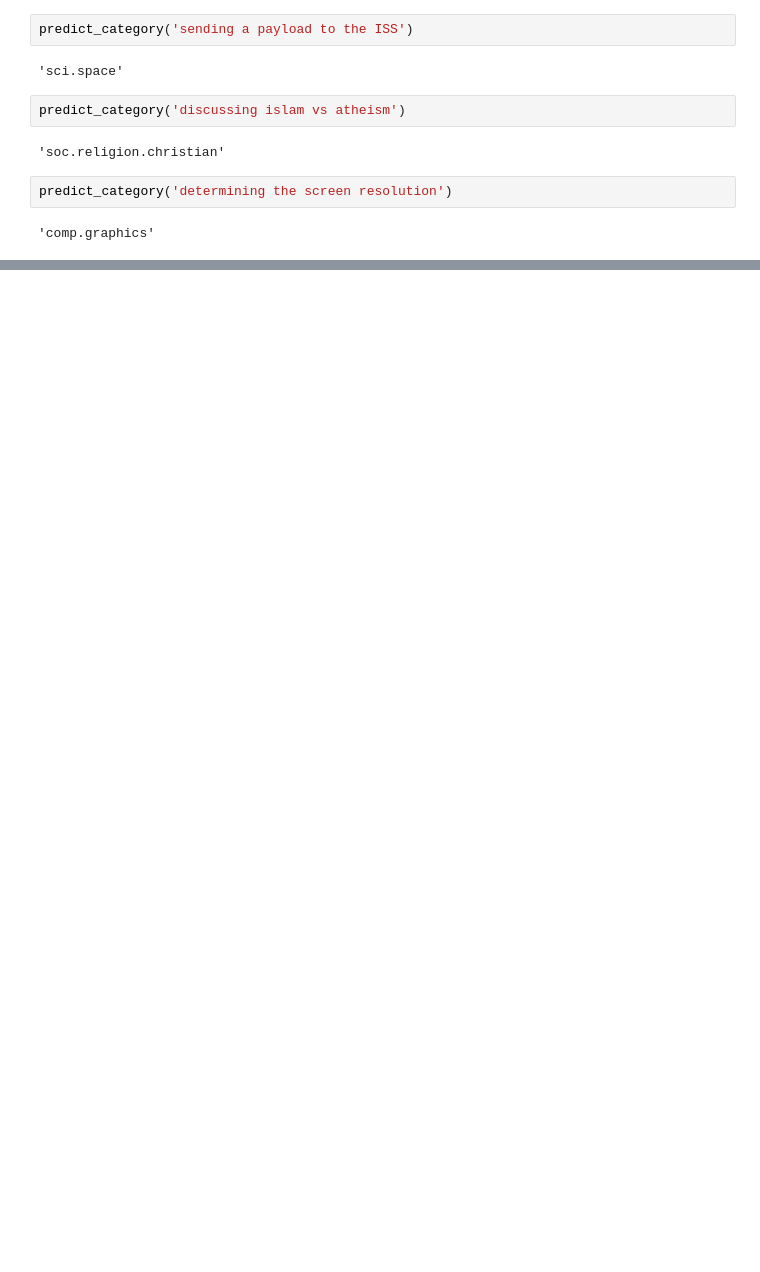
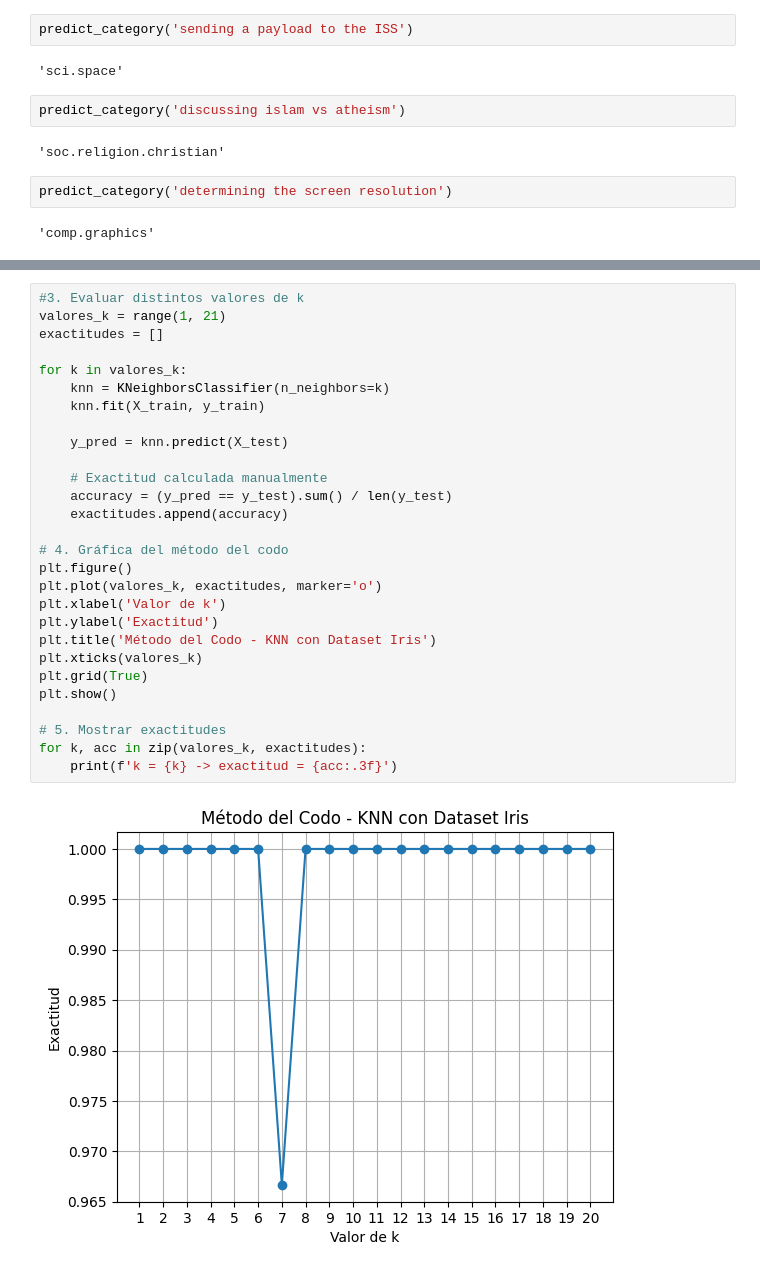
Before and after one commit to GrandManager153/Mineria_De_Datos, a Jupyter notebook: Mineria_Datos.ipynb, the cells around one changed output, grey strips where cells are left out. Saved outputs shown, nothing was run; the diff lists cells and outputs as text; blank space fills up the shorter version.

```diff
--- a/Mineria_Datos.ipynb
+++ b/Mineria_Datos.ipynb
@@ -1631,0 +1822,30 @@ predict_category('determining the screen resolution')
+# %%
+#3. Evaluar distintos valores de k
+valores_k = range(1, 21)
+exactitudes = []
+
+for k in valores_k:
+    knn = KNeighborsClassifier(n_neighbors=k)
+    knn.fit(X_train, y_train)
+
+    y_pred = knn.predict(X_test)
+
+    # Exactitud calculada manualmente
+    accuracy = (y_pred == y_test).sum() / len(y_test)
+    exactitudes.append(accuracy)
+
+# 4. Gráfica del método del codo
+plt.figure()
+plt.plot(valores_k, exactitudes, marker='o')
+plt.xlabel('Valor de k')
+plt.ylabel('Exactitud')
+plt.title('Método del Codo - KNN con Dataset Iris')
+plt.xticks(valores_k)
+plt.grid(True)
+plt.show()
+
+# 5. Mostrar exactitudes
+for k, acc in zip(valores_k, exactitudes):
+    print(f'k = {k} -> exactitud = {acc:.3f}')
+# %% [output]
+[figure, added]
```
Also changed, not shown: parts of 27 cells of this notebook.
